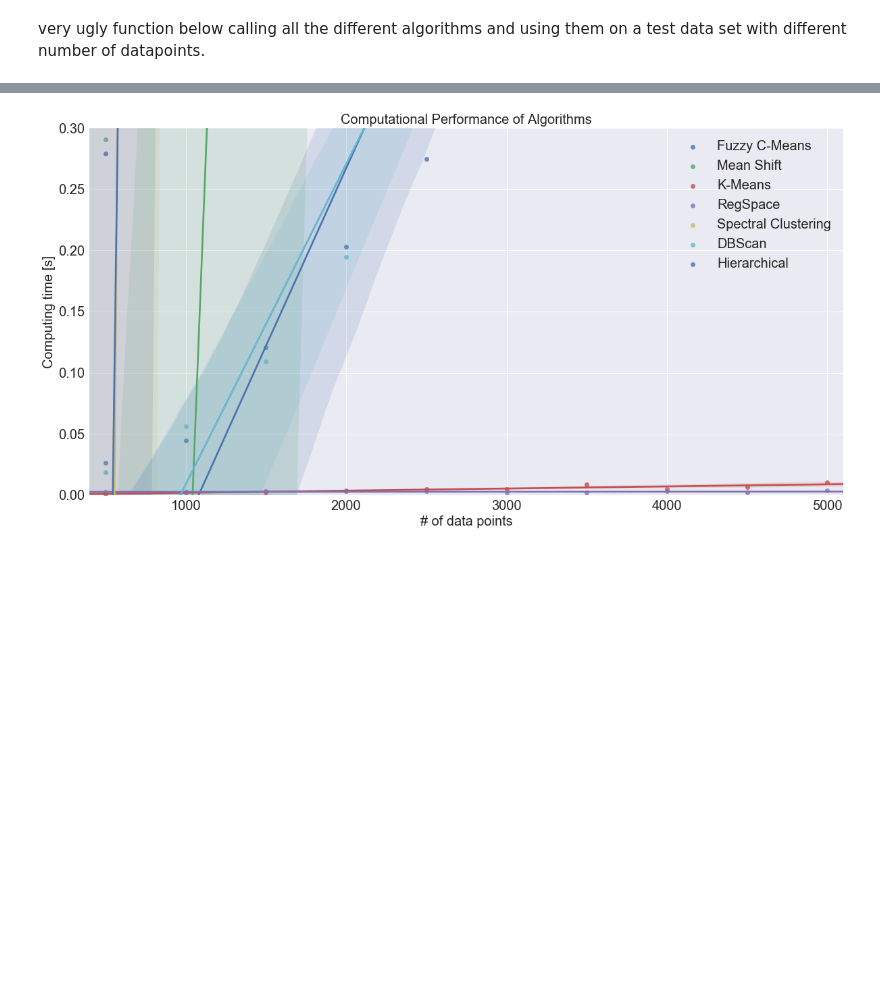
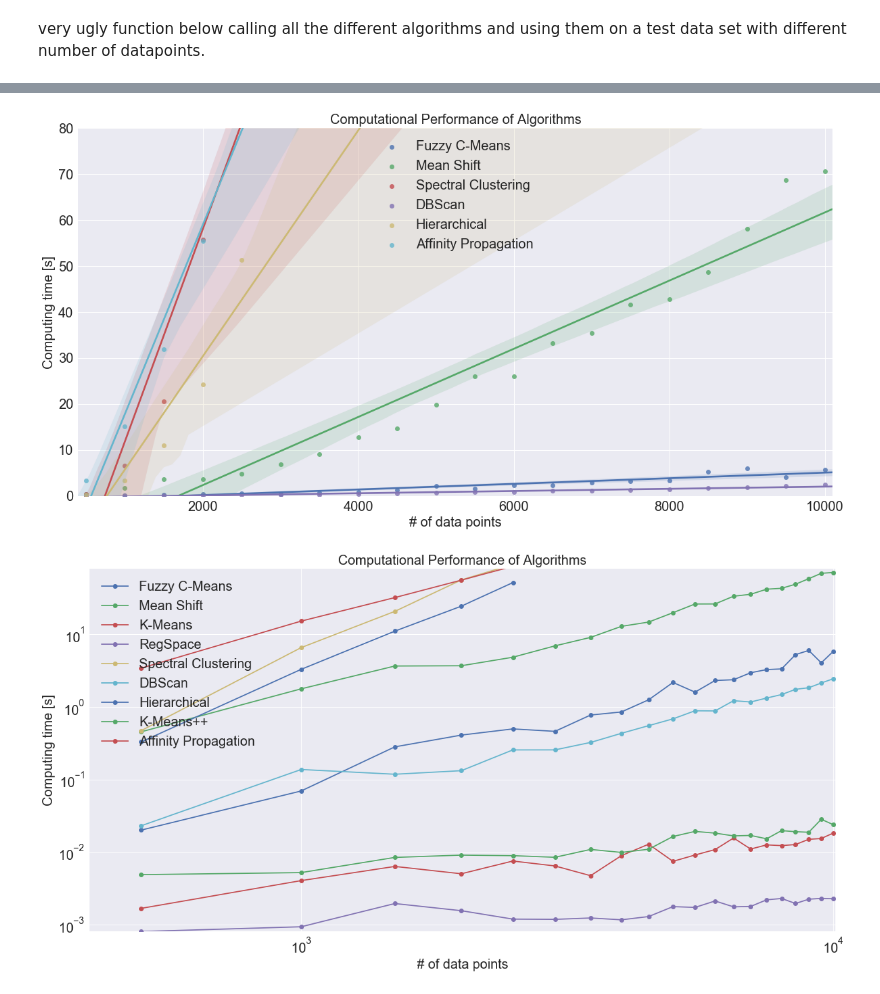
Before and after one commit to clustertoolsgroup/clustertools_project, a Jupyter notebook: Computational tests.ipynb, the cells around one changed output, grey strips where cells are left out. Saved outputs shown, nothing was run; the diff lists cells and outputs as text; code cells hidden in the pictures; blank space fills up the shorter version.

```diff
--- a/Computational tests.ipynb
+++ b/Computational tests.ipynb
@@ -123,13 +142,32 @@ Maybe split the graph up into two plots, one for the faster algorithms and one f
 # %%
+#slow algorithms
 fig, ax = plt.subplots(figsize = (20,10))
+#indexrange=range(len(method_label))
+indexrange = [0,1,4,5,6,8]
+for i in indexrange:
+    sns.regplot(x=datapoints, y=time[i,:], ax=ax, label=method_label[i])
 
-for i in range(len(method_label)):
-    sns.regplot(x=datapoints, y=time[i,:], ax=ax, label=method_label[i])
-plt.gca().axis([min(datapoints)-100, max(datapoints)+100, 0, 0.3])
+plt.gca().axis([min(datapoints)-100, max(datapoints)+100, 0, 80])
 plt.gca().set_xlabel('# of data points', fontsize = fontsizeset)
 plt.gca().set_ylabel('Computing time [s]', fontsize = fontsizeset)
 plt.title('Computational Performance of Algorithms', fontsize = fontsizeset)
 plt.legend(fontsize = fontsizeset)
 plt.savefig('images/complex2.png')
 # %% [output]
-[figure, old version]
+[figure, new version]
+# %%
+fig, ax = plt.subplots(figsize = (20,10))
+indexrange=range(len(method_label))
+#loglogplot
+ax.set(xscale="log",yscale="log")
+for i in indexrange:
+    plt.plot(datapoints, time[i,:],'-o', label=method_label[i])
+plt.xlim(1e3, 1e4)
+plt.gca().axis([min(datapoints)-100, max(datapoints)+100, 0, 80])
+plt.gca().set_xlabel('# of data points', fontsize = fontsizeset)
+plt.gca().set_ylabel('Computing time [s]', fontsize = fontsizeset)
+plt.title('Computational Performance of Algorithms', fontsize = fontsizeset)
+plt.legend(fontsize = fontsizeset)
+plt.savefig('images/complexlog2.png')
+# %% [output]
+[figure, added]
```
Also changed, not shown: parts of 6 cells of this notebook, 4 other files.
